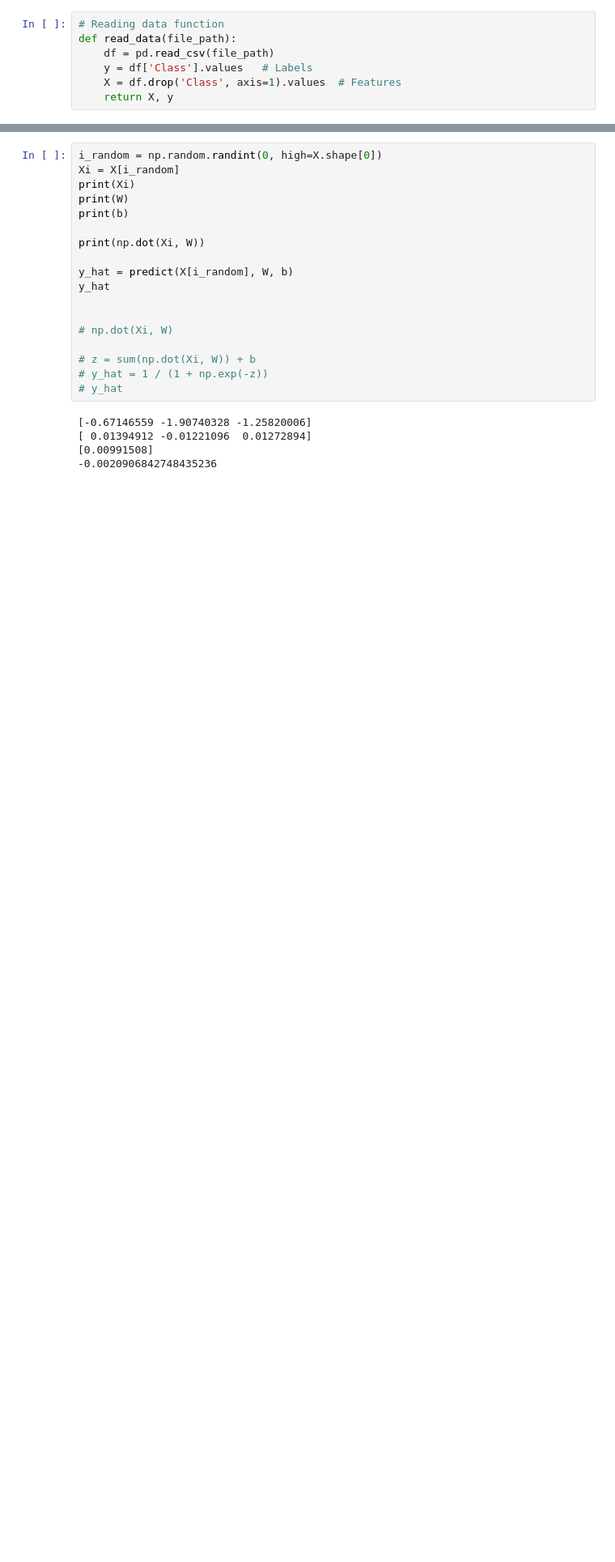
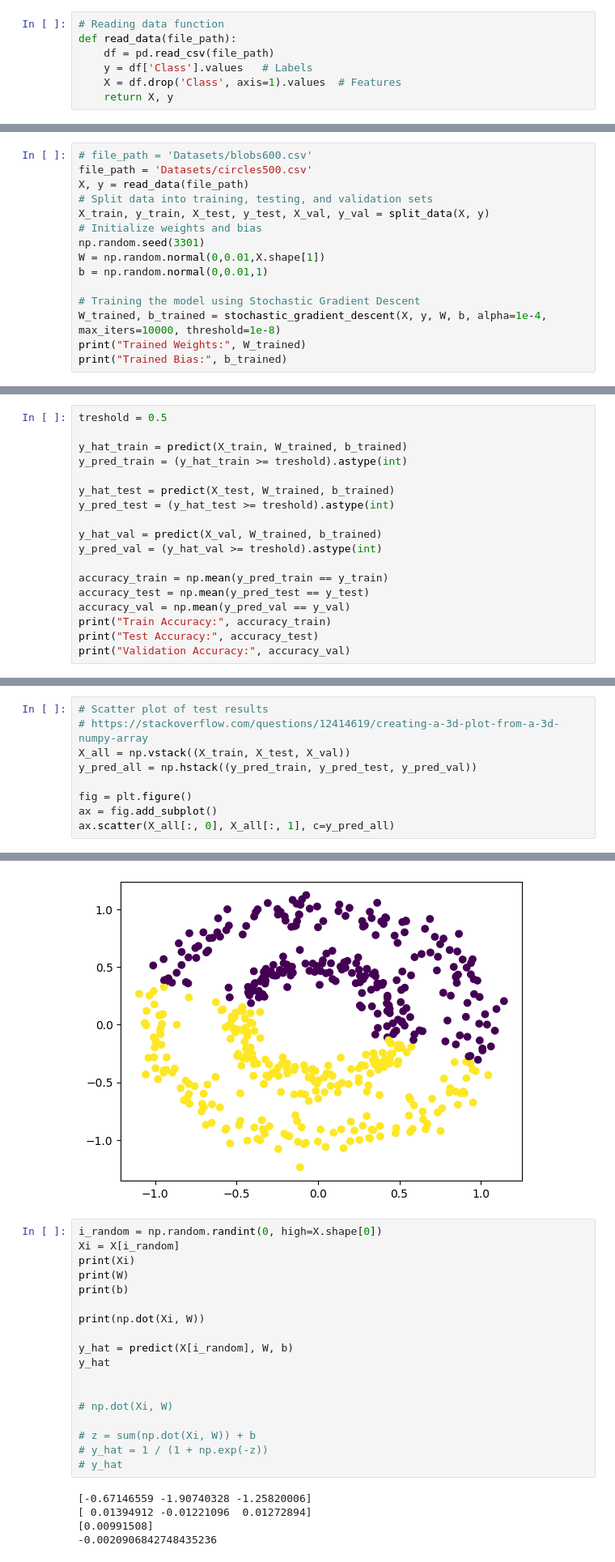
Before and after one commit to JulienJessmon/DeepLearning1, a Jupyter notebook: Assignment1.ipynb, the cells around one changed output, grey strips where cells are left out. Shown at 81% size. Drawn from its saved outputs; the diff is of its cells as text; blank space fills up the shorter version.

```diff
--- a/Assignment1.ipynb
+++ b/Assignment1.ipynb
@@ -94,0 +157,15 @@ Trained Bias: [-0.08444917]
+# %%
+# file_path = 'Datasets/blobs600.csv'
+file_path = 'Datasets/circles500.csv'
+X, y = read_data(file_path)
+# Split data into training, testing, and validation sets
+X_train, y_train, X_test, y_test, X_val, y_val = split_data(X, y)
+# Initialize weights and bias
+np.random.seed(3301)
+W = np.random.normal(0,0.01,X.shape[1])
+b = np.random.normal(0,0.01,1)
+
+# Training the model using Stochastic Gradient Descent
+W_trained, b_trained = stochastic_gradient_descent(X, y, W, b, alpha=1e-4, max_iters=10000, threshold=1e-8)
+print("Trained Weights:", W_trained)
+print("Trained Bias:", b_trained)
@@ -94,0 +190,18 @@ Trained Bias: [-0.08444917]
+# %%
+treshold = 0.5
+
+y_hat_train = predict(X_train, W_trained, b_trained)
+y_pred_train = (y_hat_train >= treshold).astype(int)
+
+y_hat_test = predict(X_test, W_trained, b_trained)
+y_pred_test = (y_hat_test >= treshold).astype(int)
+
+y_hat_val = predict(X_val, W_trained, b_trained)
+y_pred_val = (y_hat_val >= treshold).astype(int)
+
+accuracy_train = np.mean(y_pred_train == y_train)
+accuracy_test = np.mean(y_pred_test == y_test)
+accuracy_val = np.mean(y_pred_val == y_val)
+print("Train Accuracy:", accuracy_train)
+print("Test Accuracy:", accuracy_test)
+print("Validation Accuracy:", accuracy_val)
@@ -94,0 +212,10 @@ Trained Bias: [-0.08444917]
+# %%
+# Scatter plot of test results
+# https://stackoverflow.com/questions/12414619/creating-a-3d-plot-from-a-3d-numpy-array
+X_all = np.vstack((X_train, X_test, X_val))
+y_pred_all = np.hstack((y_pred_train, y_pred_test, y_pred_val))
+
+fig = plt.figure()
+ax = fig.add_subplot()
+ax.scatter(X_all[:, 0], X_all[:, 1], c=y_pred_all)
+# %% [output]
@@ -95,3 +223,4 @@ Trained Bias: [-0.08444917]
+[figure, added]
 # %%
 i_random = np.random.randint(0, high=X.shape[0])
 Xi = X[i_random]
```
Also changed, not shown: parts of 12 cells of this notebook.
